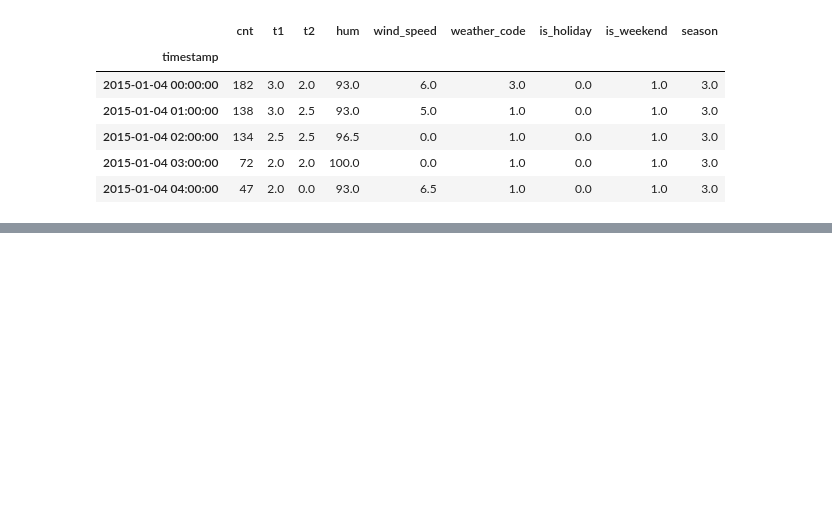
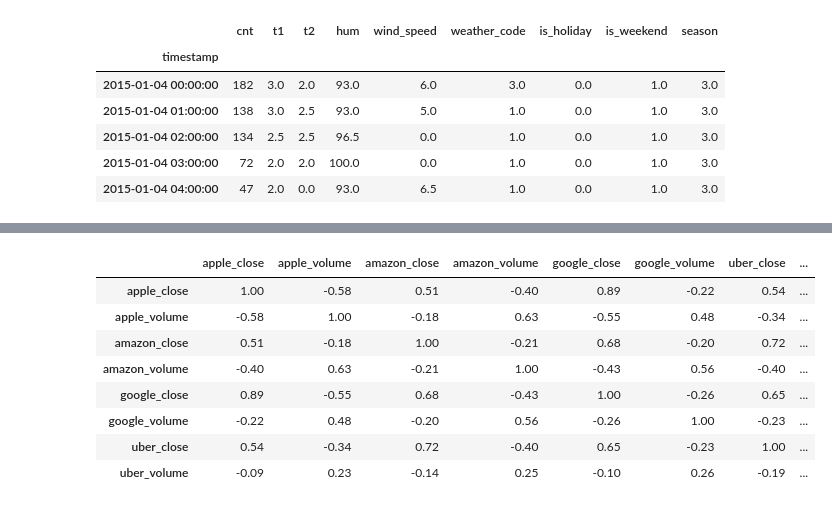
Before and after one commit to piaseckazaneta/data-science-bootcamp, a Jupyter notebook: Łączenie danych - london bike.ipynb, the cells around one changed output, grey strips where cells are left out. Saved outputs shown, nothing was run; the diff lists cells and outputs as text; code cells hidden in the pictures; blank space fills up the shorter version.

```diff
--- a/Łączenie danych - london bike.ipynb
+++ b/Łączenie danych - london bike.ipynb
@@ -26,0 +161,5 @@ df.head()
+# %%
+# Closes i volume
+
+closes_vol = [col for col in df.columns if col.endswith('close') or col.endswith('volume')]
+closes_vol
@@ -26,0 +175,12 @@ df.head()
+# %%
+df[closes_vol].corr()
+# %% [output]
+|  | apple_close | apple_volume | amazon_close | amazon_volume | google_close | google_volume | uber_close | ... |
+| apple_close | 1.00 | -0.58 | 0.51 | -0.40 | 0.89 | -0.22 | 0.54 | ... |
+| apple_volume | -0.58 | 1.00 | -0.18 | 0.63 | -0.55 | 0.48 | -0.34 | ... |
+| amazon_close | 0.51 | -0.18 | 1.00 | -0.21 | 0.68 | -0.20 | 0.72 | ... |
+| amazon_volume | -0.40 | 0.63 | -0.21 | 1.00 | -0.43 | 0.56 | -0.40 | ... |
+| google_close | 0.89 | -0.55 | 0.68 | -0.43 | 1.00 | -0.26 | 0.65 | ... |
+| google_volume | -0.22 | 0.48 | -0.20 | 0.56 | -0.26 | 1.00 | -0.23 | ... |
+| uber_close | 0.54 | -0.34 | 0.72 | -0.40 | 0.65 | -0.23 | 1.00 | ... |
+| uber_volume | -0.09 | 0.23 | -0.14 | 0.25 | -0.10 | 0.26 | -0.19 | ... |
```
Also changed, not shown: parts of 17 cells of this notebook.
